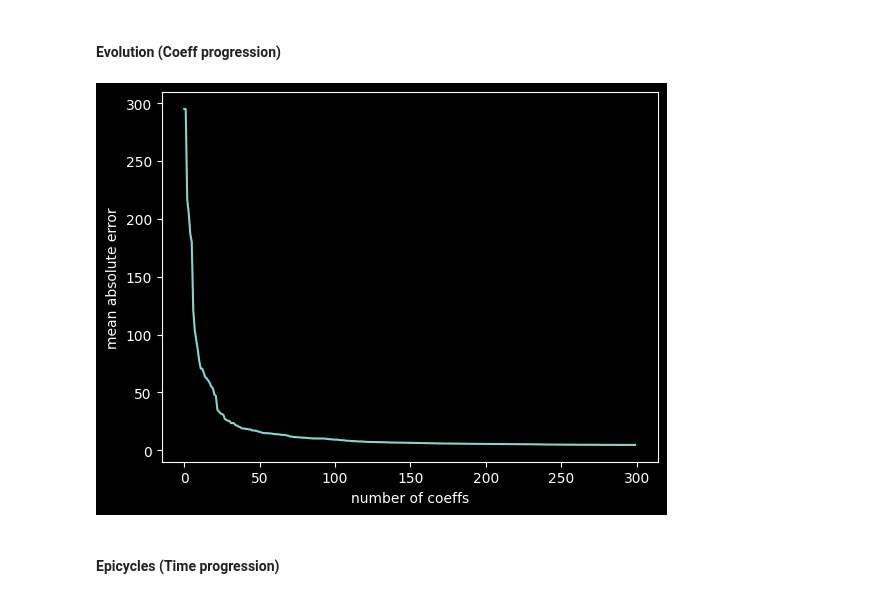
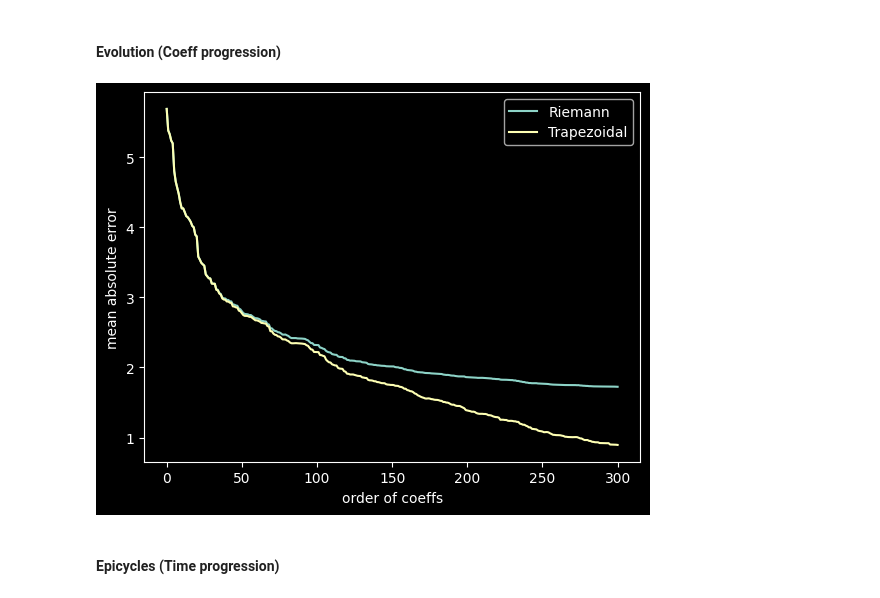
Before and after one commit to Jwalin1/Fourier-series, a Jupyter notebook: Fourier_series.ipynb, the cells around one changed output. Drawn from its saved outputs; the diff is of its cells as text; code cells hidden in the pictures.

```diff
--- a/Fourier_series.ipynb
+++ b/Fourier_series.ipynb
@@ -72,19 +72,22 @@ double_plot(points, points_appr)
 from modules.fourier_utils import get_apprs
 from modules.visualize import evolution_animate
 # %%
-num_coeffs = 300
+num_coeffs = 301
 coeffs = get_coeffs(points, num_coeffs)
 
-
 points_apprs = get_apprs(points, coeffs)
 # %%
-errs = abs(points - points_apprs).mean(1)
-plt.plot(errs)
-plt.xlabel('number of coeffs')
-plt.ylabel('mean absolute error')
+for rule in ['Riemann', 'Trapezoidal']:
+  coeffs = get_coeffs(points, num_coeffs, rule=rule)
+  points_apprs = get_apprs(points, coeffs)
+  errs = np.log(1+abs(points - points_apprs).mean(1))
+  plt.plot(errs, label=rule)
+  plt.xlabel('order of coeffs')
+  plt.ylabel('mean absolute error')
+plt.legend()
 plt.show()
 # %% [output]
-[figure, old version]
+[figure, new version]
 # %%
 anim = evolution_animate(points_apprs)
 anim.save(f"animations/evolution.gif", writer=animation.PillowWriter(fps=10))
```
Also changed, not shown: parts of 3 cells of this notebook, 4 other files.
